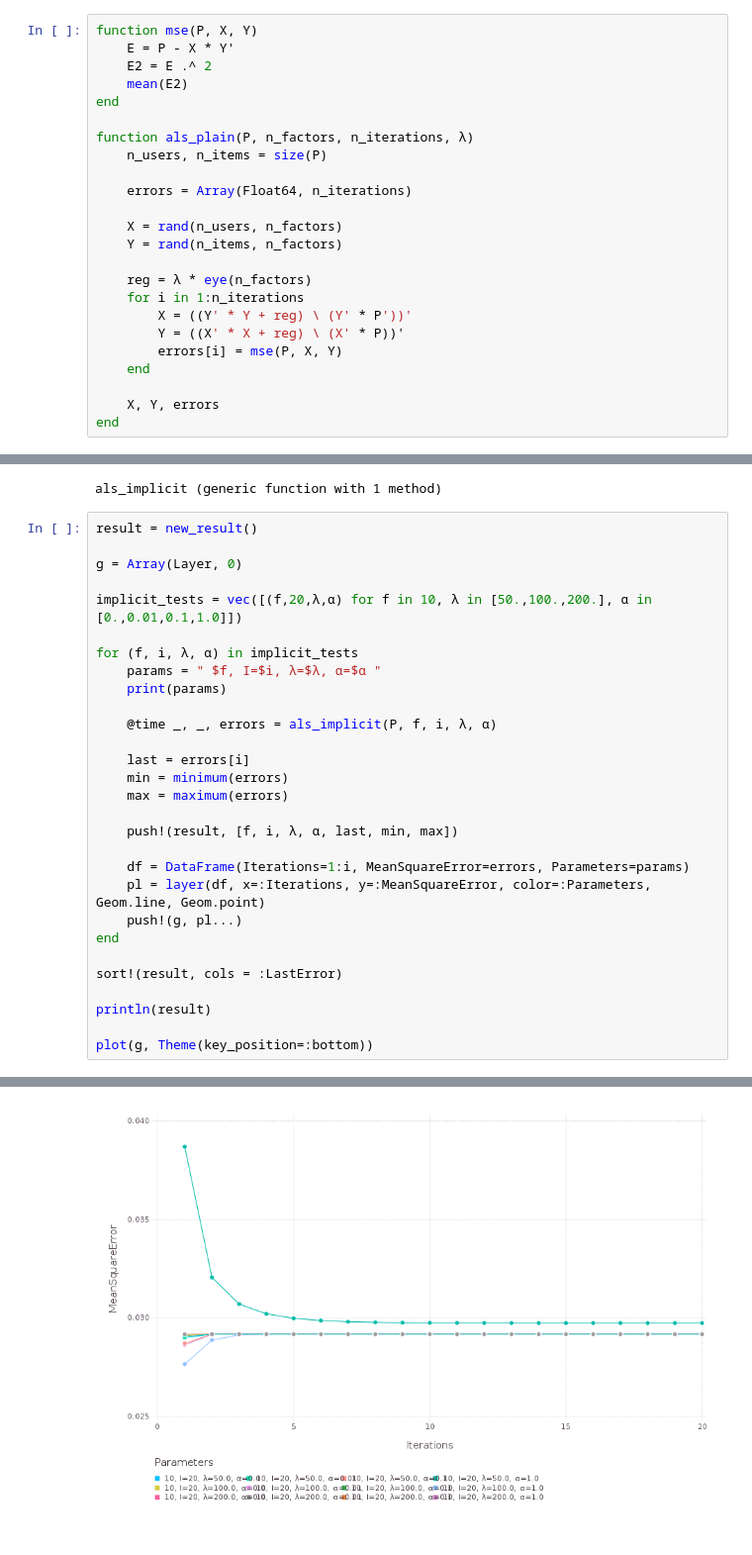
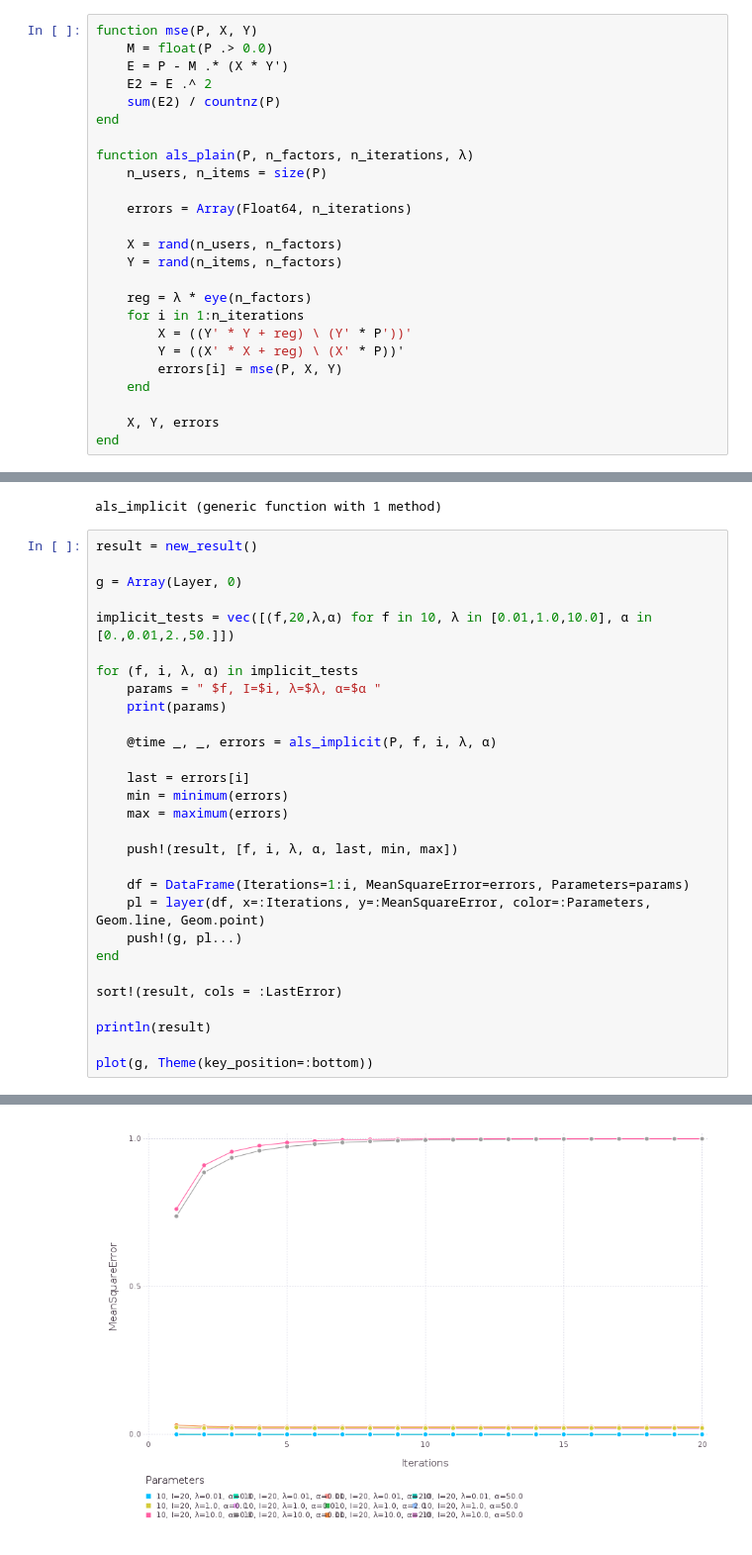
Before and after one commit to cirocavani/Singularity, a Jupyter notebook: latentfactor/ALS.ipynb, the cells around one changed output, grey strips where cells are left out. Shown at 99% size. Cells and saved outputs as stored; diff of their text form.

```diff
--- a/latentfactor/ALS.ipynb
+++ b/latentfactor/ALS.ipynb
@@ -241,8 +241,9 @@ plot(items_df, x="Number Of Users", Geom.histogram(bincount=bins))
 # %%
 function mse(P, X, Y)
-    E = P - X * Y'
+    M = float(P .> 0.0)
+    E = P - M .* (X * Y')
     E2 = E .^ 2
-    mean(E2)
+    sum(E2) / countnz(P)
 end
 
 function als_plain(P, n_factors, n_iterations, λ)
@@ -458,7 +458,7 @@ result = new_result()
 
 g = Array(Layer, 0)
 
-implicit_tests = vec([(f,20,λ,α) for f in 10, λ in [50.,100.,200.], α in [0.,0.01,0.1,1.0]])
+implicit_tests = vec([(f,20,λ,α) for f in 10, λ in [0.01,1.0,10.0], α in [0.,0.01,2.,50.]])
 
 for (f, i, λ, α) in implicit_tests
     params = " $f, I=$i, λ=$λ, α=$α "
@@ -503 +503 @@ plot(g, Theme(key_position=:bottom))
-[figure, old version]
+[figure, new version]
```
Also changed, not shown: parts of 13 cells of this notebook, 1 other file.
